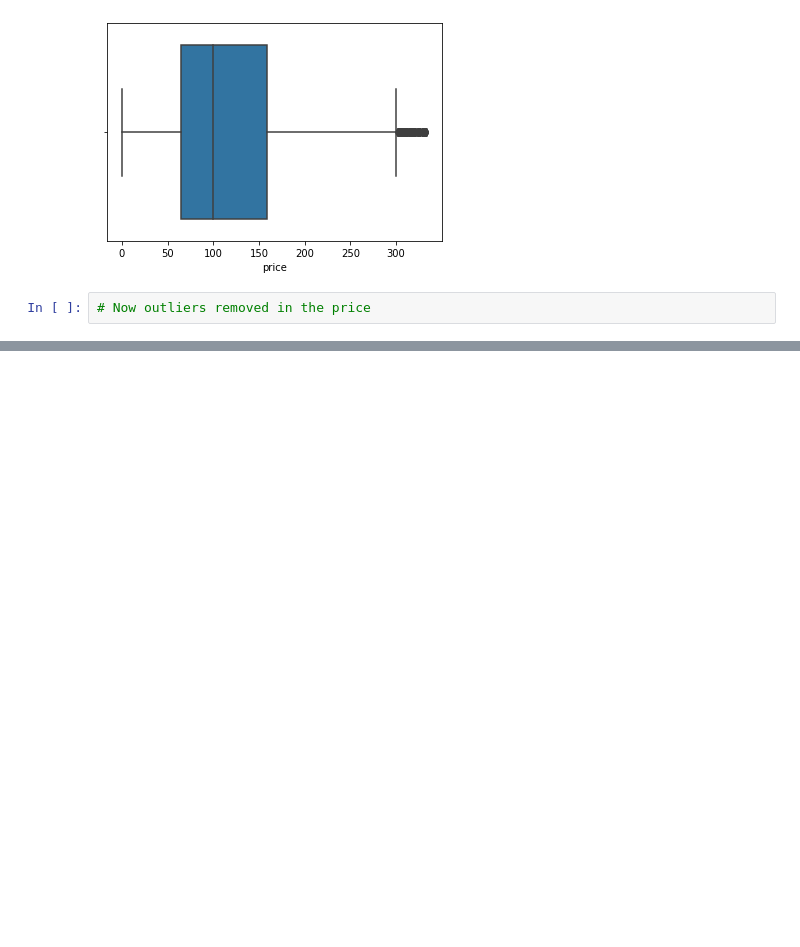
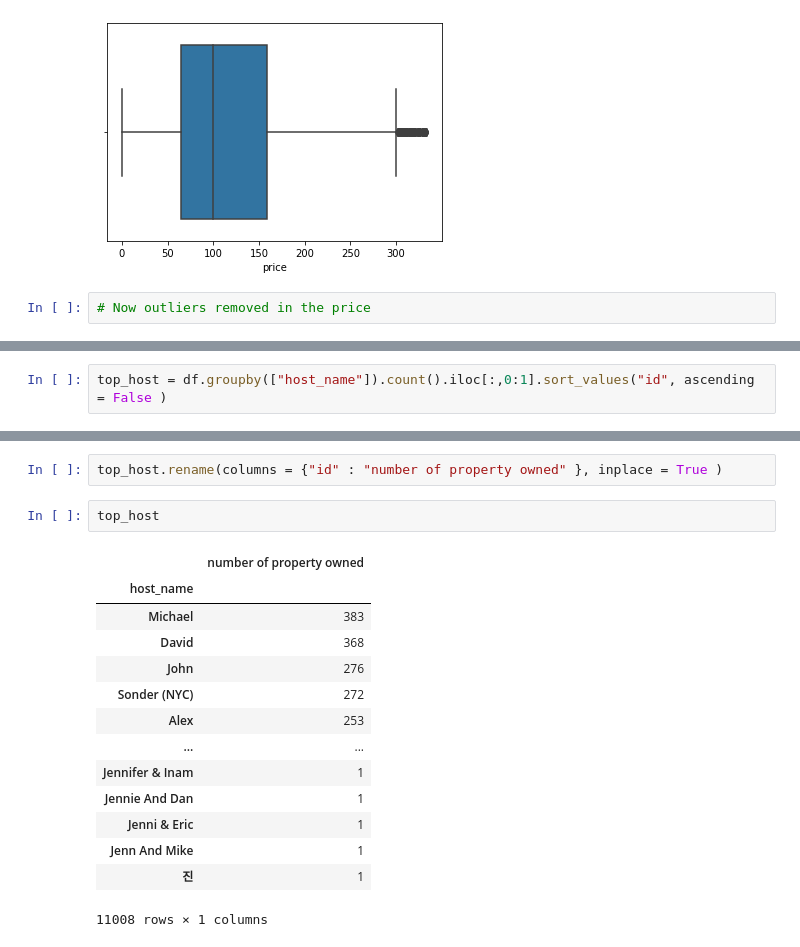
Before and after one commit to ArunPrasath1205/Analysis-using-Python, a Jupyter notebook: Airbnb_Bookings_Analysis_.ipynb, the cells around one changed output, grey strips where cells are left out. Saved outputs shown, nothing was run; the diff lists cells and outputs as text; blank space fills up the shorter version.

```diff
--- a/Airbnb_Bookings_Analysis_.ipynb
+++ b/Airbnb_Bookings_Analysis_.ipynb
@@ -301,0 +343,2 @@ sns.boxplot(df["price"])
+# %%
+top_host = df.groupby(["host_name"]).count().iloc[:,0:1].sort_values("id", ascending = False )
@@ -301,0 +360,19 @@ sns.boxplot(df["price"])
+# %%
+top_host.rename(columns = {"id" : "number of property owned" }, inplace = True )
+# %%
+top_host
+# %% [output]
+|  | number of property owned |
+| host_name |  |
+| Michael | 383 |
+| David | 368 |
+| John | 276 |
+| Sonder (NYC) | 272 |
+| Alex | 253 |
+| ... | ... |
+| Jennifer & Inam | 1 |
+| Jennie And Dan | 1 |
+| Jenni & Eric | 1 |
+| Jenn And Mike | 1 |
+| 진 | 1 |
+11008 rows × 1 columns
```
Also changed, not shown: parts of 7 cells of this notebook.
